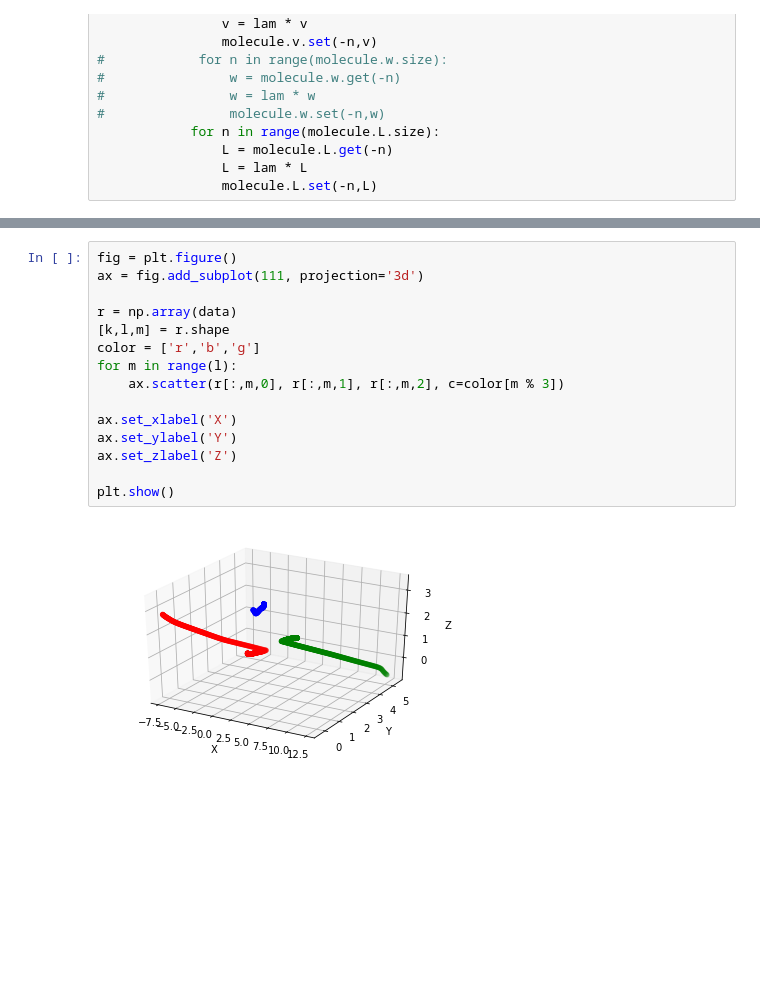
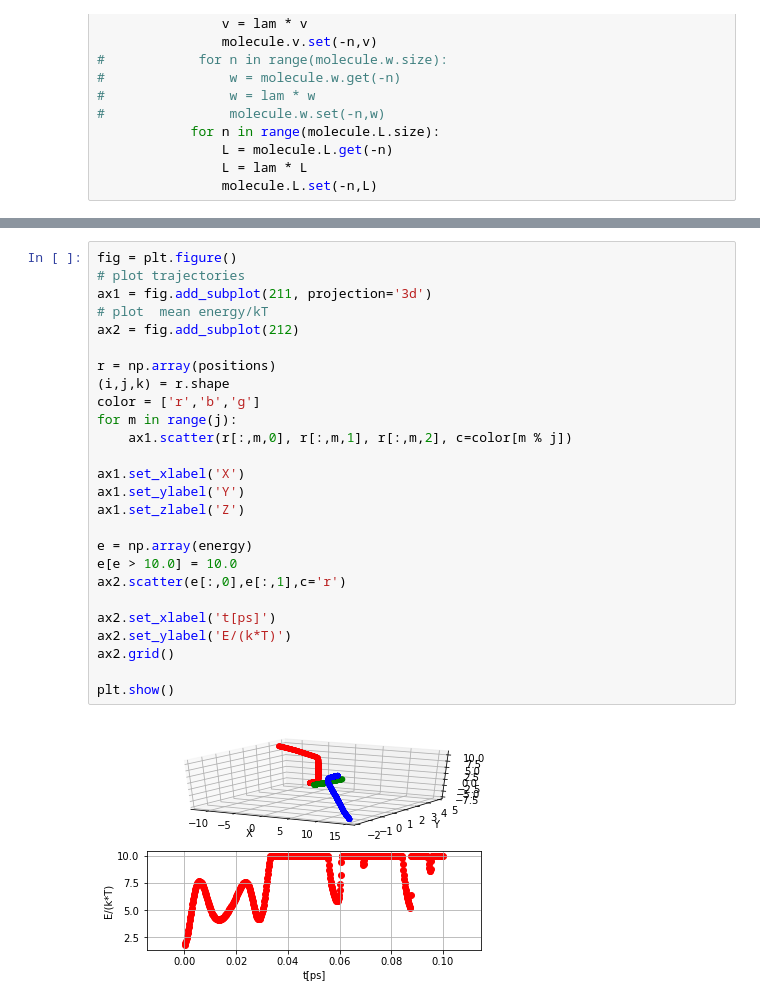
Before and after one commit to ghejc/mdwater, a Jupyter notebook: water_simulation.ipynb, the cells around one changed output, grey strips where cells are left out. Saved outputs shown, nothing was run; the diff lists cells and outputs as text; blank space fills up the shorter version.

```diff
--- a/water_simulation.ipynb
+++ b/water_simulation.ipynb
@@ -831,17 +875,28 @@ Wall time: 33 s
 # %%
 fig = plt.figure()
-ax = fig.add_subplot(111, projection='3d')
+# plot trajectories
+ax1 = fig.add_subplot(211, projection='3d')
+# plot  mean energy/kT
+ax2 = fig.add_subplot(212)
 
-r = np.array(data)
-[k,l,m] = r.shape
+r = np.array(positions)
+(i,j,k) = r.shape
 color = ['r','b','g']
-for m in range(l):
-    ax.scatter(r[:,m,0], r[:,m,1], r[:,m,2], c=color[m % 3])
+for m in range(j):
+    ax1.scatter(r[:,m,0], r[:,m,1], r[:,m,2], c=color[m % j])
 
-ax.set_xlabel('X')
-ax.set_ylabel('Y')
-ax.set_zlabel('Z')
+ax1.set_xlabel('X')
+ax1.set_ylabel('Y')
+ax1.set_zlabel('Z')
+
+e = np.array(energy)
+e[e > 10.0] = 10.0
+ax2.scatter(e[:,0],e[:,1],c='r')
+
+ax2.set_xlabel('t[ps]')
+ax2.set_ylabel('E/(k*T)')
+ax2.grid()
 
 plt.show()
 # %% [output]
-[figure, old version]
+[figure, new version]
```
Also changed, not shown: parts of 5 cells of this notebook.
